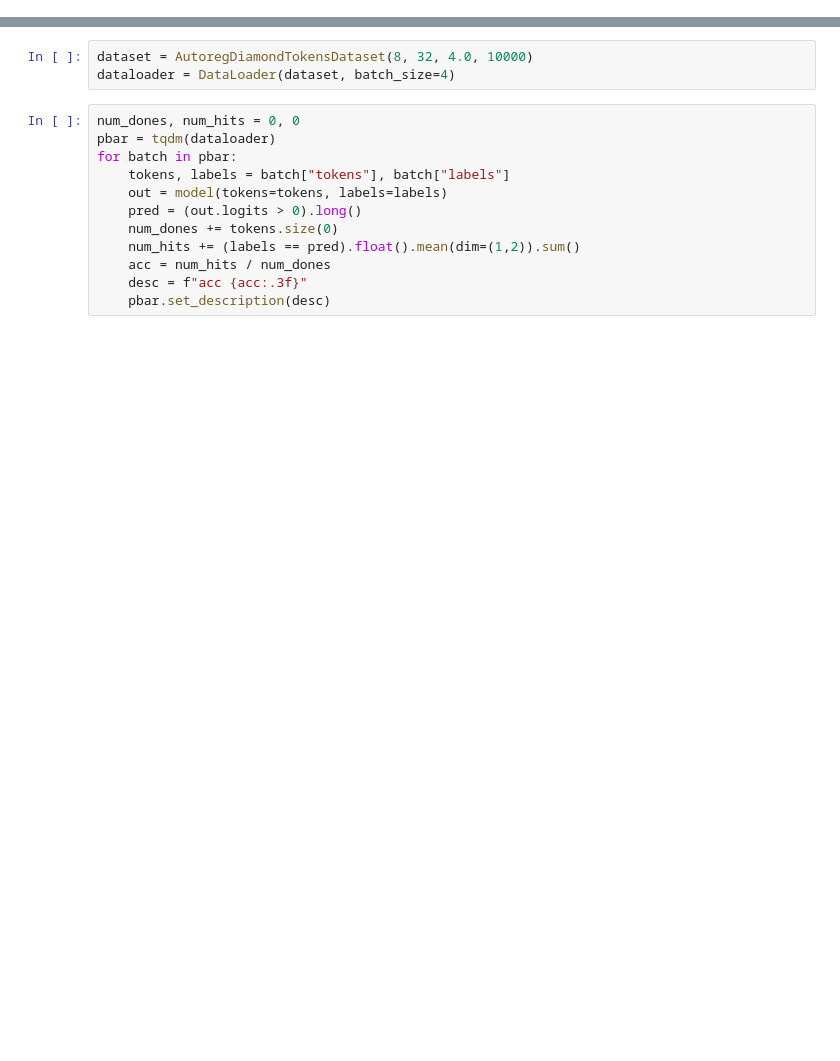
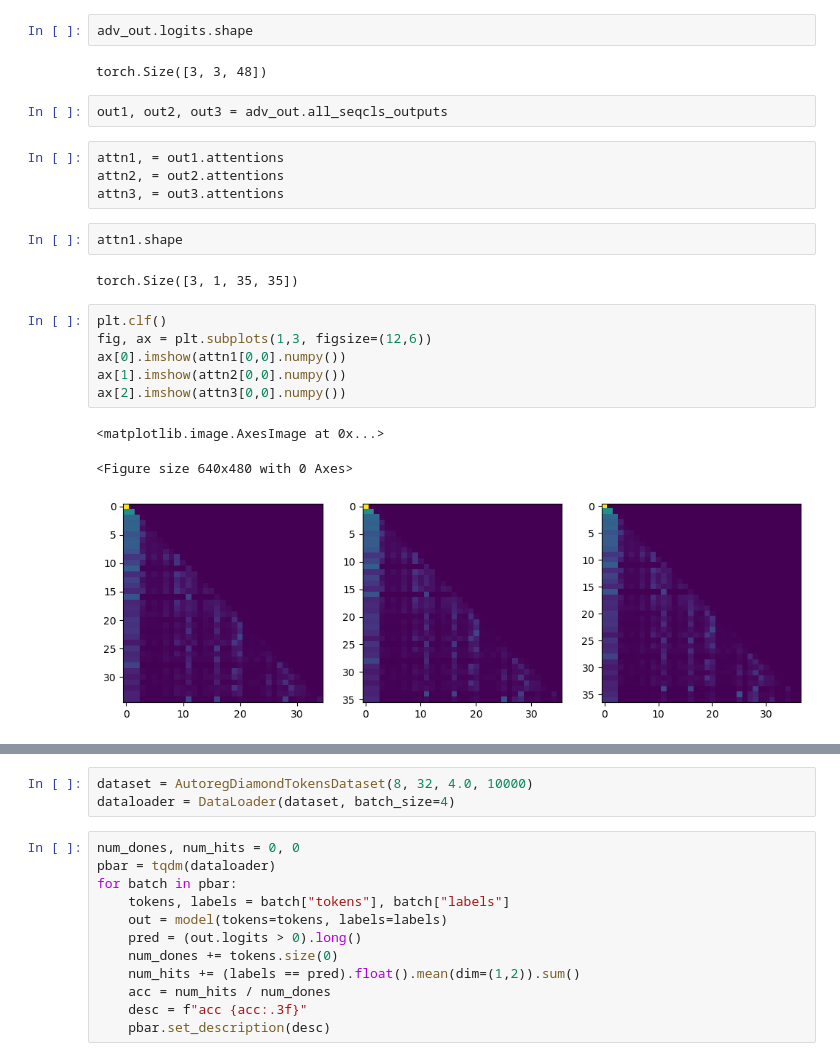
Before and after one commit to AntonXue/tf_logic, a Jupyter notebook: notebooks/attack_test.ipynb, the cells around one changed output, grey strips where cells are left out. Drawn from its saved outputs; the diff is of its cells as text; blank space fills up the shorter version.

```diff
--- a/notebooks/attack_test.ipynb
+++ b/notebooks/attack_test.ipynb
@@ -20,0 +111,24 @@ from experiments.utils.model_loader_utils import *
+# %%
+adv_out.logits.shape
+# %% [output]
+torch.Size([3, 3, 48])
+# %%
+out1, out2, out3 = adv_out.all_seqcls_outputs
+# %%
+attn1, = out1.attentions
+attn2, = out2.attentions
+attn3, = out3.attentions
+# %%
+attn1.shape
+# %% [output]
+torch.Size([3, 1, 35, 35])
+# %%
+plt.clf()
+fig, ax = plt.subplots(1,3, figsize=(12,6))
+ax[0].imshow(attn1[0,0].numpy())
+ax[1].imshow(attn2[0,0].numpy())
+ax[2].imshow(attn3[0,0].numpy())
+# %% [output]
+<matplotlib.image.AxesImage at 0x...>
+<Figure size 640x480 with 0 Axes>
+[figure, added]
```
Also changed, not shown: parts of 49 cells of this notebook, 7 other files.
